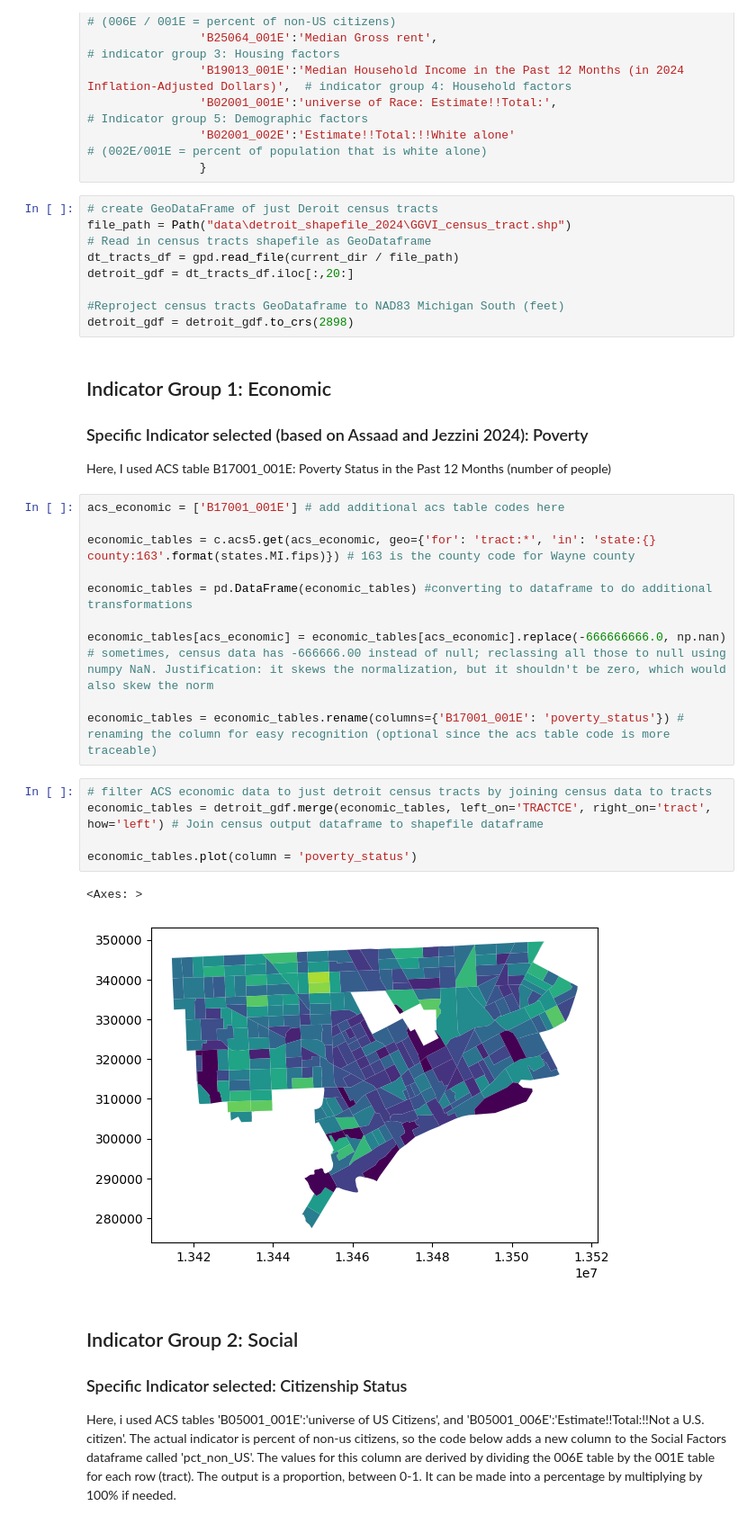
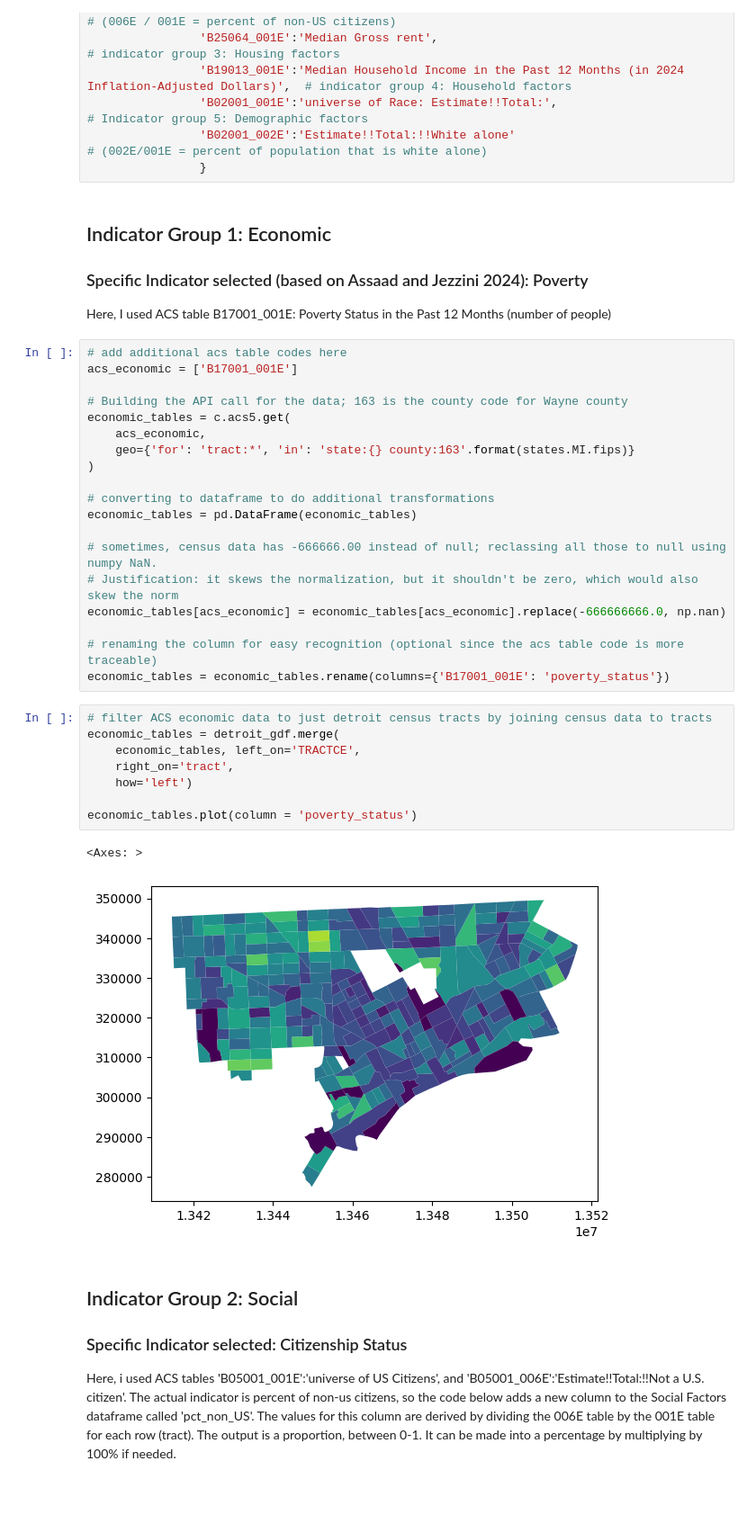
Before and after one commit to argibs/argibs.github.io, a Jupyter notebook: public/assets/coding_projects/FinalProj.ipynb, the cells around one changed output. Shown at 90% size. Saved outputs shown, nothing was run; the diff lists cells and outputs as text; blank space fills up the shorter version.

```diff
--- a/public/assets/coding_projects/FinalProj.ipynb
+++ b/public/assets/coding_projects/FinalProj.ipynb
@@ -89,38 +108,41 @@ tables_names = {'B17001_001E':'Poverty Status in the Past 12 Months',
                 'B02001_001E':'universe of Race: Estimate!!Total:',                                                  # Indicator group 5: Demographic factors
                 'B02001_002E':'Estimate!!Total:!!White alone'                                                            # (002E/001E = percent of population that is white alone)
                 }
-# %%
-# create GeoDataFrame of just Deroit census tracts
-file_path = Path("data\detroit_shapefile_2024\GGVI_census_tract.shp")
-# Read in census tracts shapefile as GeoDataframe
-dt_tracts_df = gpd.read_file(current_dir / file_path)
-detroit_gdf = dt_tracts_df.iloc[:,20:]
-
-#Reproject census tracts GeoDataframe to NAD83 Michigan South (feet)
-detroit_gdf = detroit_gdf.to_crs(2898)
 # %% [markdown]
 ## Indicator Group 1: Economic
 ### Specific Indicator selected (based on Assaad and Jezzini 2024): Poverty
 
 Here, I used ACS table B17001_001E: Poverty Status in the Past 12 Months (number of people)
 # %%
-acs_economic = ['B17001_001E'] # add additional acs table codes here
+# add additional acs table codes here
+acs_economic = ['B17001_001E']
 
-economic_tables = c.acs5.get(acs_economic, geo={'for': 'tract:*', 'in': 'state:{} county:163'.format(states.MI.fips)}) # 163 is the county code for Wayne county
+# Building the API call for the data; 163 is the county code for Wayne county
+economic_tables = c.acs5.get(
+    acs_economic,
+    geo={'for': 'tract:*', 'in': 'state:{} county:163'.format(states.MI.fips)}
+)
 
-economic_tables = pd.DataFrame(economic_tables) #converting to dataframe to do additional transformations
+# converting to dataframe to do additional transformations
+economic_tables = pd.DataFrame(economic_tables)
 
-economic_tables[acs_economic] = economic_tables[acs_economic].replace(-666666666.0, np.nan) # sometimes, census data has -666666.00 instead of null; reclassing all those to null using numpy NaN. Justification: it skews the normalization, but it shouldn't be zero, which would also skew the norm
+# sometimes, census data has -666666.00 instead of null; reclassing all those to null using numpy NaN.
+# Justification: it skews the normalization, but it shouldn't be zero, which would also skew the norm
+economic_tables[acs_economic] = economic_tables[acs_economic].replace(-666666666.0, np.nan)
 
-economic_tables = economic_tables.rename(columns={'B17001_001E': 'poverty_status'}) # renaming the column for easy recognition (optional since the acs table code is more traceable)
+# renaming the column for easy recognition (optional since the acs table code is more traceable)
+economic_tables = economic_tables.rename(columns={'B17001_001E': 'poverty_status'})
 # %%
 # filter ACS economic data to just detroit census tracts by joining census data to tracts
-economic_tables = detroit_gdf.merge(economic_tables, left_on='TRACTCE', right_on='tract', how='left') # Join census output dataframe to shapefile dataframe
+economic_tables = detroit_gdf.merge(
+    economic_tables, left_on='TRACTCE',
+    right_on='tract',
+    how='left')
 
 economic_tables.plot(column = 'poverty_status')
 # %% [output]
 <Axes: >
-[figure, old version]
+[figure, new version]
 # %% [markdown]
 ## Indicator Group 2: Social
 ### Specific Indicator selected: Citizenship Status
```
Also changed, not shown: parts of 35 cells of this notebook.
